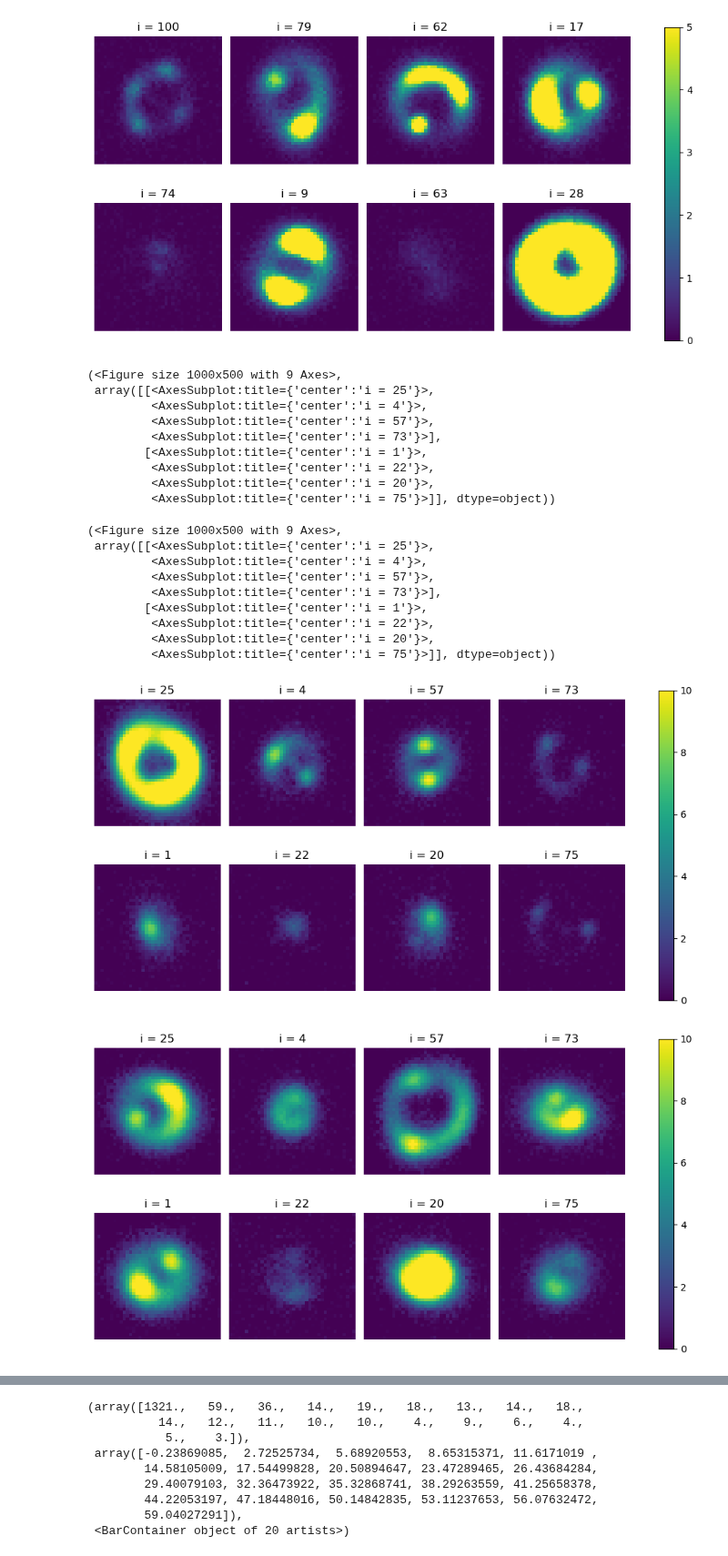
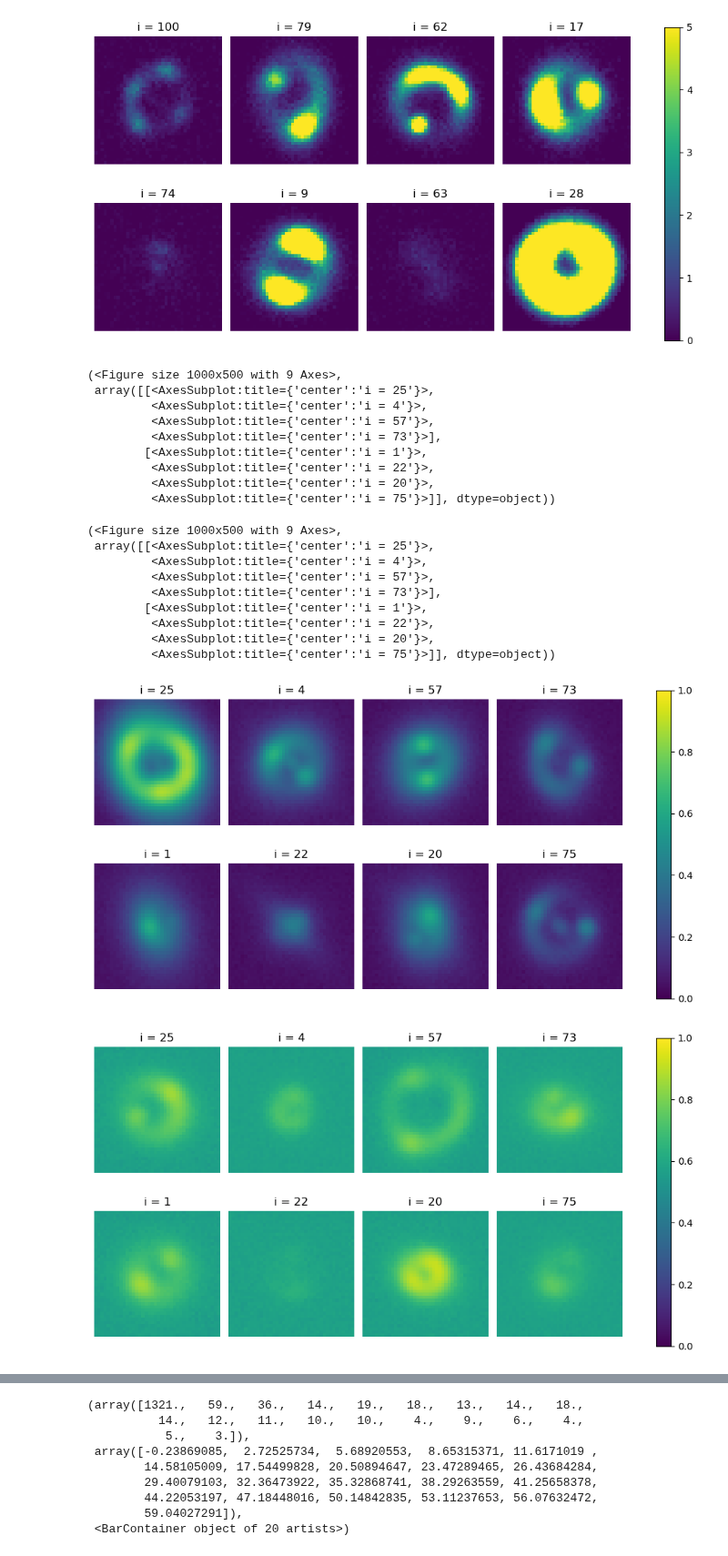
Before and after one commit to deepskies/DomainAdaptiveMVEforLensModeling, a Jupyter notebook: notebooks/renorm.ipynb, the cells around one changed output, grey strips where cells are left out. Shown at 91% size. Drawn from its saved outputs; the diff is of its cells as text; code cells hidden in the pictures.

```diff
--- a/notebooks/renorm.ipynb
+++ b/notebooks/renorm.ipynb
@@ -76,7 +62,9 @@ def get_random_dist(data):
 
     return fig, axs
 # %%
-source = np.load('pax_source/CONFIGURATION_1_images.npy')[:, 0, :, :]
-src_md = pd.read_csv('pax_source/CONFIGURATION_1_metadata.csv')
-target = np.load('pax_target/CONFIGURATION_1_images.npy')[:, 0, :, :]
-target_md = pd.read_csv('pax_target/CONFIGURATION_1_metadata.csv')
+head = Path.cwd().parent
+datapath = head / 'src/sim/data'
+source = np.load(datapath / 'pax_orig_source/CONFIGURATION_1_images.npy')[:, 0, :, :]
+src_md = pd.read_csv(datapath / 'pax_orig_source/CONFIGURATION_1_metadata.csv')
+target = np.load(datapath / 'pax_target/CONFIGURATION_1_images.npy')[:, 0, :, :]
+target_md = pd.read_csv(datapath / 'pax_target/paxnorm_target_metadata.csv')
@@ -139,39 +107,45 @@ fig, axs = vis_random_dist(clipped_target, vmin = 0, vmax = 5, seed = 5)
 [figure]
 [figure]
 # %%
-def normalize(data):
+def normalize_robust(data):
     log_data = np.log1p(data)
     scaler = RobustScaler()
     normalized_data = scaler.fit_transform(log_data.reshape(-1, 1)).reshape(data.shape)
     return normalized_data
+
+def normalize_minmax(data):
+    log_data = np.log1p(data)
+    scaler = MinMaxScaler()
+    normalized_data = scaler.fit_transform(log_data.reshape(-1, 1)).reshape(data.shape)
+    return normalized_data
 # %%
-normalized_source = normalize(source)
-normalized_target = normalize(target)
-normalized_clipped_target = normalize(clipped_target)
+normalized_source = normalize_minmax(source)
+normalized_target = normalize_minmax(target)
+normalized_clipped_target = normalize_minmax(clipped_target)
 # %%
-vis_random_dist(normalized_source, seed = 3)
-vis_random_dist(normalized_clipped_target, seed = 3)
+vis_random_dist(normalized_source, seed = 3, vmin = 0, vmax = 1)
+vis_random_dist(normalized_clipped_target, seed = 3, vmin = 0, vmax = 1)
 # %% [output]
 (<Figure size 1000x500 with 9 Axes>,
  array([[<AxesSubplot:title={'center':'i = 25'}>,
          <AxesSubplot:title={'center':'i = 4'}>,
          <AxesSubplot:title={'center':'i = 57'}>,
          <AxesSubplot:title={'center':'i = 73'}>],
         [<AxesSubplot:title={'center':'i = 1'}>,
          <AxesSubplot:title={'center':'i = 22'}>,
          <AxesSubplot:title={'center':'i = 20'}>,
          <AxesSubplot:title={'center':'i = 75'}>]], dtype=object))
 (<Figure size 1000x500 with 9 Axes>,
  array([[<AxesSubplot:title={'center':'i = 25'}>,
          <AxesSubplot:title={'center':'i = 4'}>,
          <AxesSubplot:title={'center':'i = 57'}>,
          <AxesSubplot:title={'center':'i = 73'}>],
         [<AxesSubplot:title={'center':'i = 1'}>,
          <AxesSubplot:title={'center':'i = 22'}>,
          <AxesSubplot:title={'center':'i = 20'}>,
          <AxesSubplot:title={'center':'i = 75'}>]], dtype=object))
-[figure, old version]
+[figure, new version]
-[figure, old version]
+[figure, new version]
 # %%
 plt.hist(normalized_source[5].flatten(), bins = 20)
 # %% [output]
```
Also changed, not shown: parts of 9 cells of this notebook, 3 other files.
